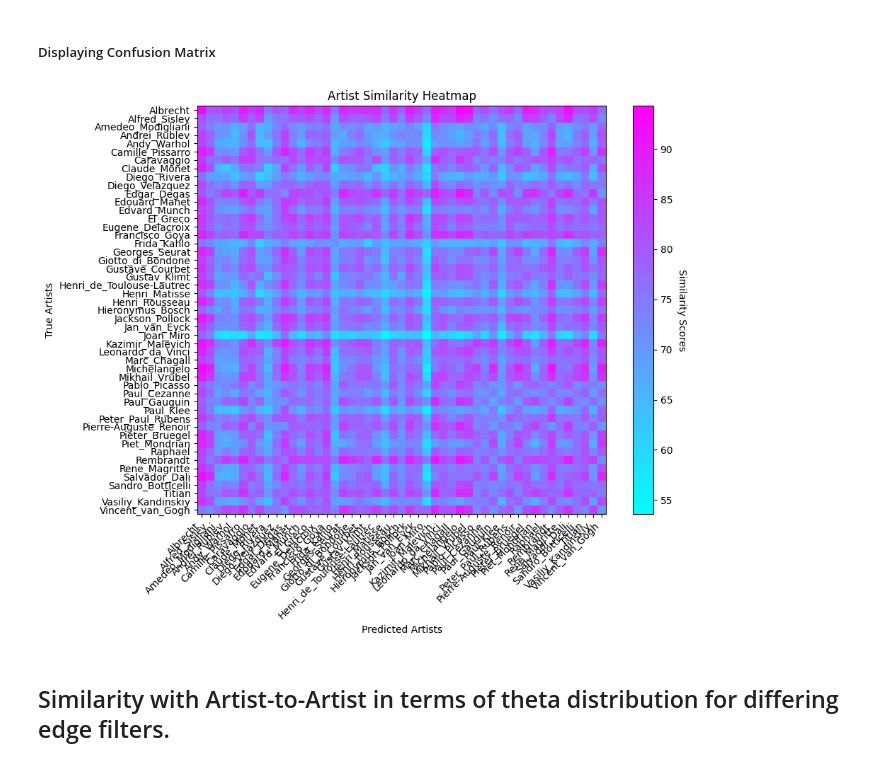
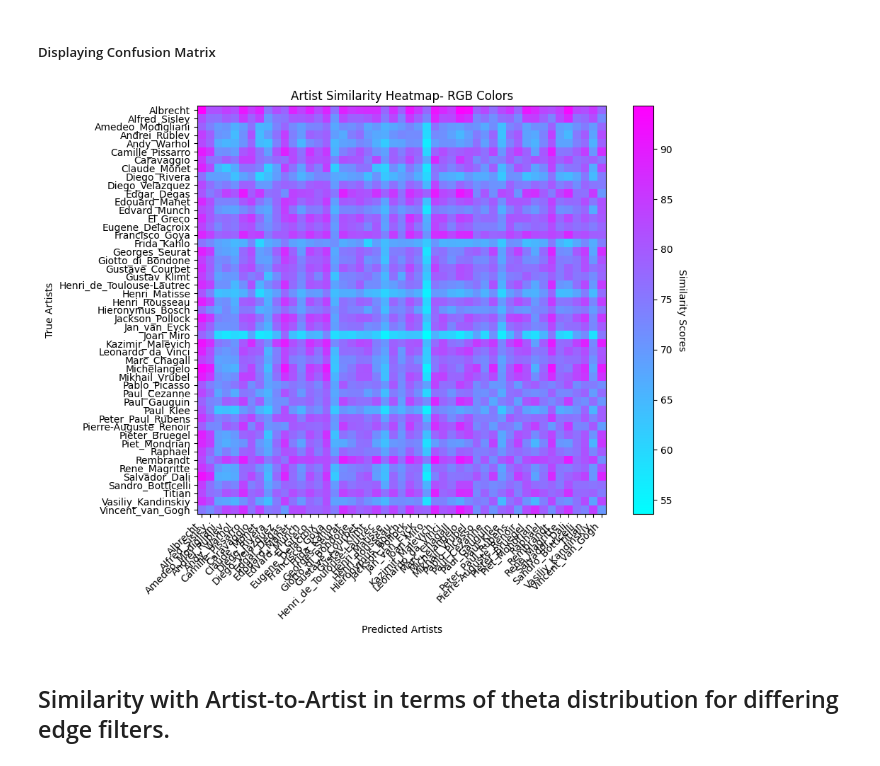
Before and after one commit to Charles-Gormley/DaVinciVision, a Jupyter notebook: EDA/Analysis.ipynb, the cells around one changed output. Cells and saved outputs as stored; diff of their text form; code cells hidden in the pictures.

```diff
--- a/EDA/Analysis.ipynb
+++ b/EDA/Analysis.ipynb
@@ -1007,35 +880,35 @@ with open('overlaps-rgb.pkl', 'rb') as handle:
 # %%
 import numpy as np
 import matplotlib.pyplot as plt
 
 # Extract the artists and similarity scores from the dictionary
 artists = list(overlaps_rgb.keys())
 similarity_scores = np.array([list(values.values()) for values in overlaps_rgb.values()])
 
 # Create the figure and axis
 fig, ax = plt.subplots(figsize=(10, 8))
 
 # Create the heatmap
 im = ax.imshow(similarity_scores, cmap='cool')
 
 # Add colorbar
 cbar = ax.figure.colorbar(im, ax=ax)
 cbar.ax.set_ylabel('Similarity Scores', rotation=-90, va='bottom')
 
 # Set the tick labels and title
 ax.set_xticks(np.arange(len(artists)))
 ax.set_yticks(np.arange(len(artists)))
 ax.set_xticklabels(artists, rotation=45, ha='right')
 ax.set_yticklabels(artists)
 plt.xlabel('Predicted Artists')
 plt.ylabel('True Artists')
-plt.title('Artist Similarity Heatmap')
+plt.title('Artist Similarity Heatmap- RGB Colors')
 
 # Display the plot
 plt.tight_layout()
 plt.show()
 # %% [output]
-[figure, old version]
+[figure, new version]
 # %% [markdown]
 ## Similarity with Artist-to-Artist in terms of theta distribution for differing edge filters.
 # %% [markdown]
```
Also changed, not shown: parts of 39 cells of this notebook, 6 other files.
